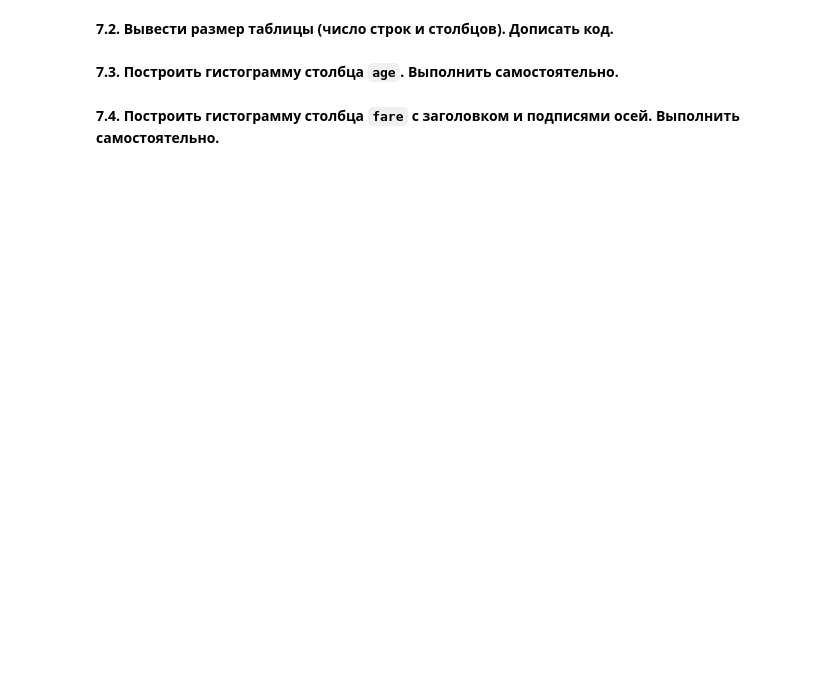
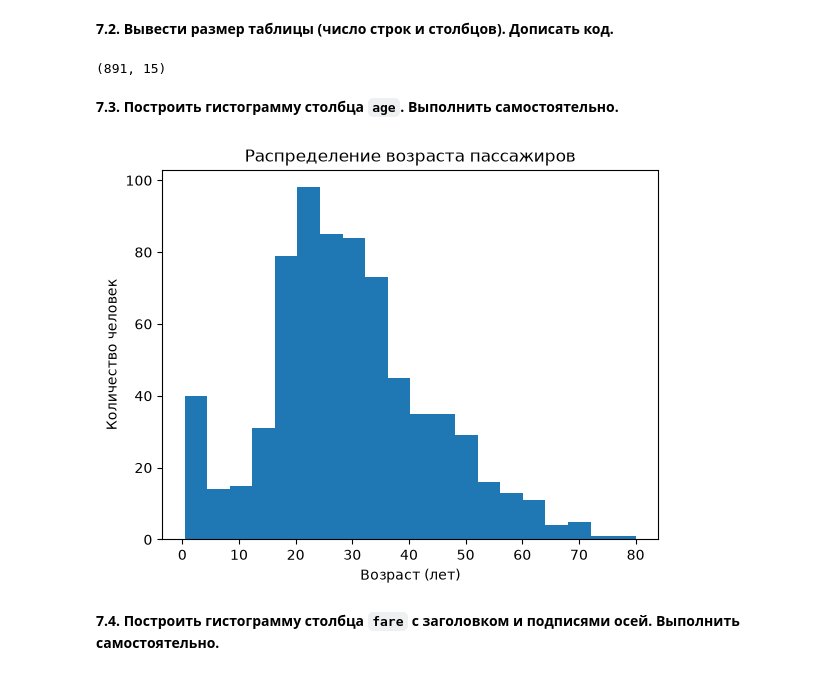
Before and after one commit to Aida678/work, a Jupyter notebook: lab1/notebooks/lab1.ipynb, the cells around one changed output. Saved outputs shown, nothing was run; the diff lists cells and outputs as text; code cells hidden in the pictures; blank space fills up the shorter version.

```diff
--- a/lab1/notebooks/lab1.ipynb
+++ b/lab1/notebooks/lab1.ipynb
@@ -639,11 +821,19 @@ df.head()
 **7.2. Вывести размер таблицы (число строк и столбцов). Дописать код.**
 # %%
 # Допишите: вывести размер таблицы (число строк и столбцов)
-print()
+print(df.shape)
+# %% [output]
+(891, 15)
 # %% [markdown]
 **7.3. Построить гистограмму столбца `age`. Выполнить самостоятельно.**
 # %%
 # Самостоятельно: построить гистограмму столбца age с заголовком и подписями осей
+df["age"].plot(kind="hist", bins=20, title="Распределение возраста пассажиров")
+plt.xlabel("Возраст (лет)")
+plt.ylabel("Количество человек")
+plt.show()
+# %% [output]
+[figure, added]
 # %% [markdown]
 **7.4. Построить гистограмму столбца `fare` с заголовком и подписями осей. Выполнить самостоятельно.**
 # %%
```
Also changed, not shown: parts of 33 cells of this notebook, 1 other file.
